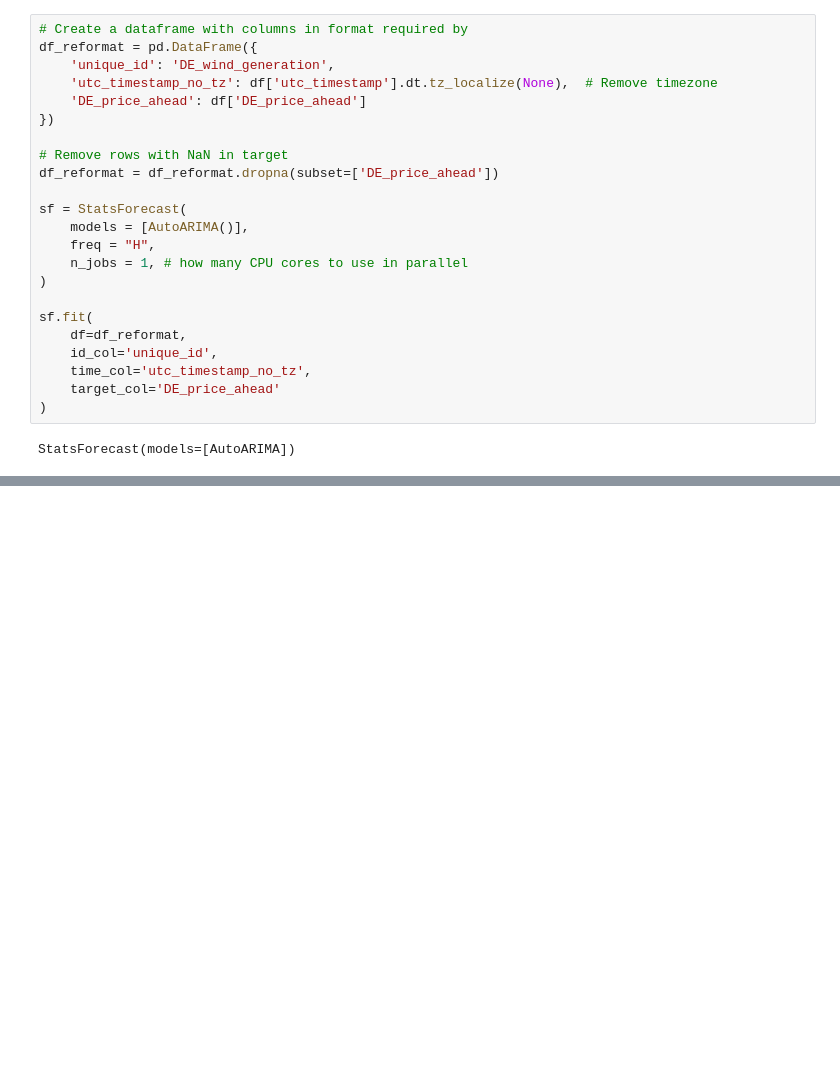
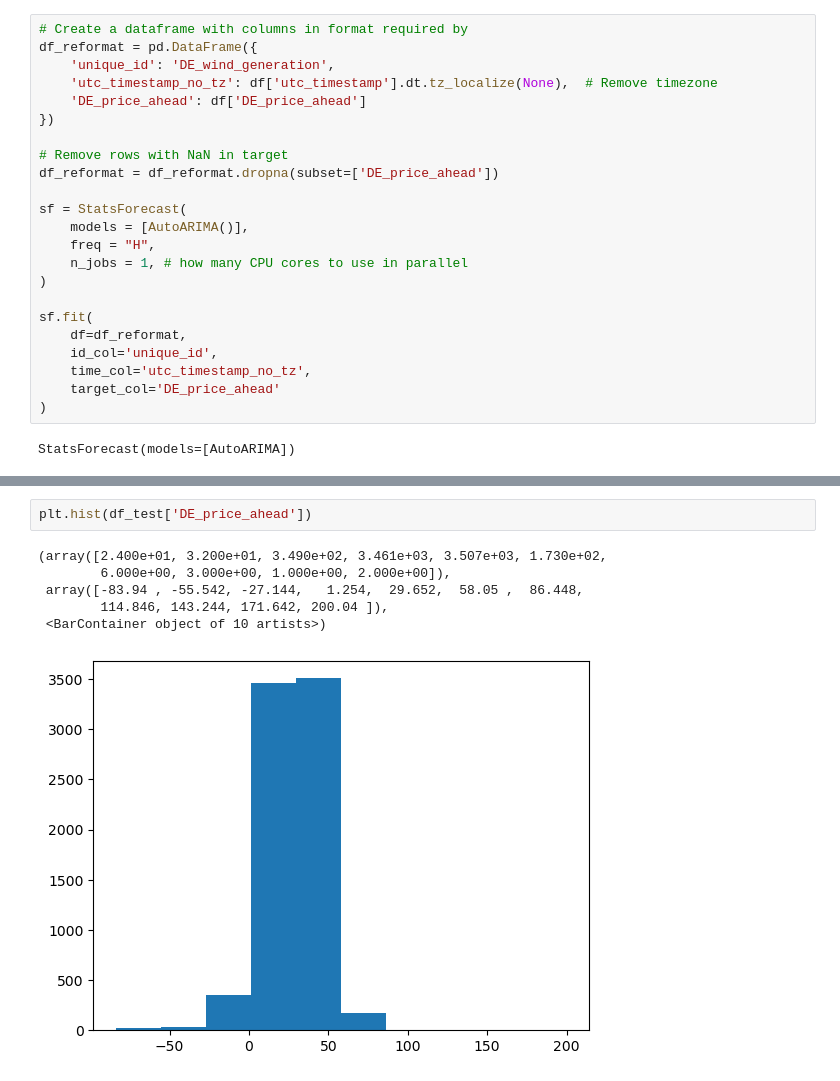
Before and after one commit to atleer/forecast-electricity-markets, a Jupyter notebook: analysis/generate_baseline_forecast.ipynb, the cells around one changed output, grey strips where cells are left out. Drawn from its saved outputs; the diff is of its cells as text; blank space fills up the shorter version.

```diff
--- a/analysis/generate_baseline_forecast.ipynb
+++ b/analysis/generate_baseline_forecast.ipynb
@@ -111,0 +233,9 @@ y_pred = sf.forecast(
+# %%
+plt.hist(df_test['DE_price_ahead'])
+# %% [output]
+(array([2.400e+01, 3.200e+01, 3.490e+02, 3.461e+03, 3.507e+03, 1.730e+02,
+        6.000e+00, 3.000e+00, 1.000e+00, 2.000e+00]),
+ array([-83.94 , -55.542, -27.144,   1.254,  29.652,  58.05 ,  86.448,
+        114.846, 143.244, 171.642, 200.04 ]),
+ <BarContainer object of 10 artists>)
+[figure, added]
```
Also changed, not shown: parts of 16 cells of this notebook.
